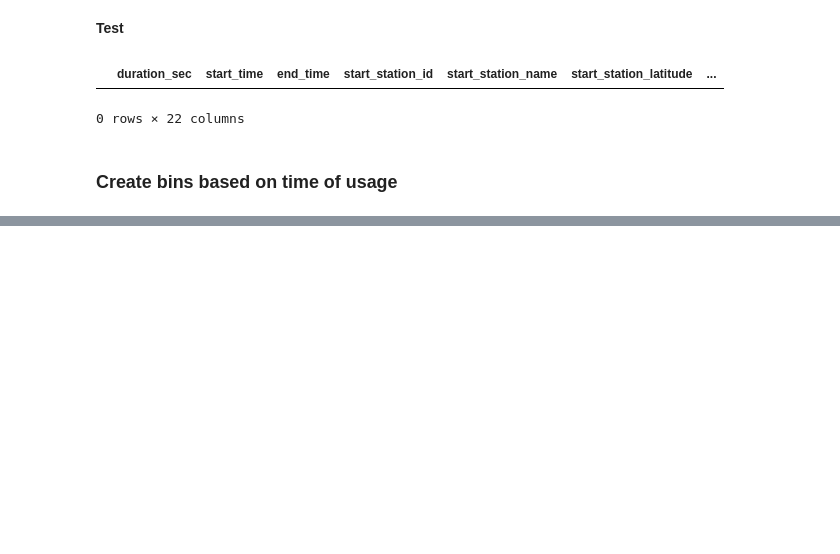
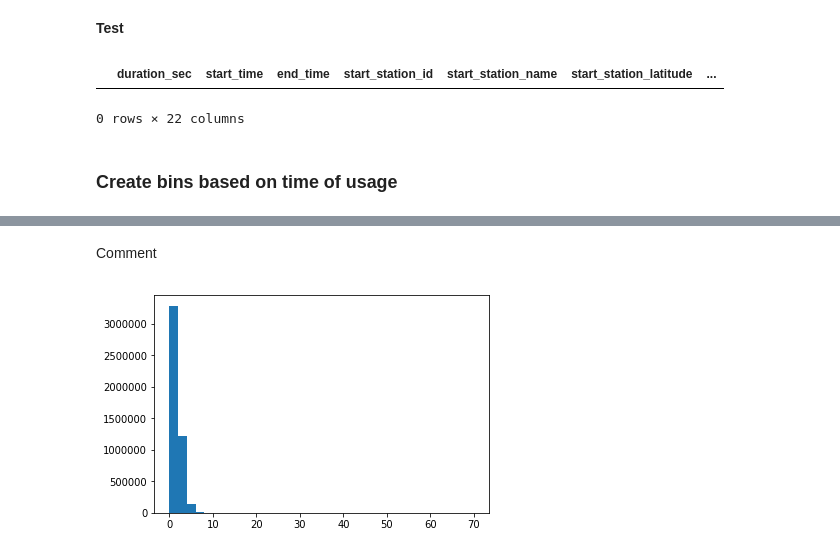
Before and after one commit to sclkan/Lyft-Analysis, a Jupyter notebook: lyft_baywheels_analysis.ipynb, the cells around one changed output, grey strips where cells are left out. Drawn from its saved outputs; the diff is of its cells as text; code cells hidden in the pictures; blank space fills up the shorter version.

```diff
--- a/lyft_baywheels_analysis.ipynb
+++ b/lyft_baywheels_analysis.ipynb
@@ -281,0 +319,7 @@ df['period'] = pd.cut(df['start_hour'], bin_edges, labels=bin_name, right=False)
+# %% [markdown]
+Comment
+# %%
+bin_edges = np.arange(0, df.distance.max() + 2, 2)
+plt.hist(data=df, x='distance', bins= bin_edges);
+# %% [output]
+[figure, added]
```
Also changed, not shown: parts of 17 cells of this notebook.
